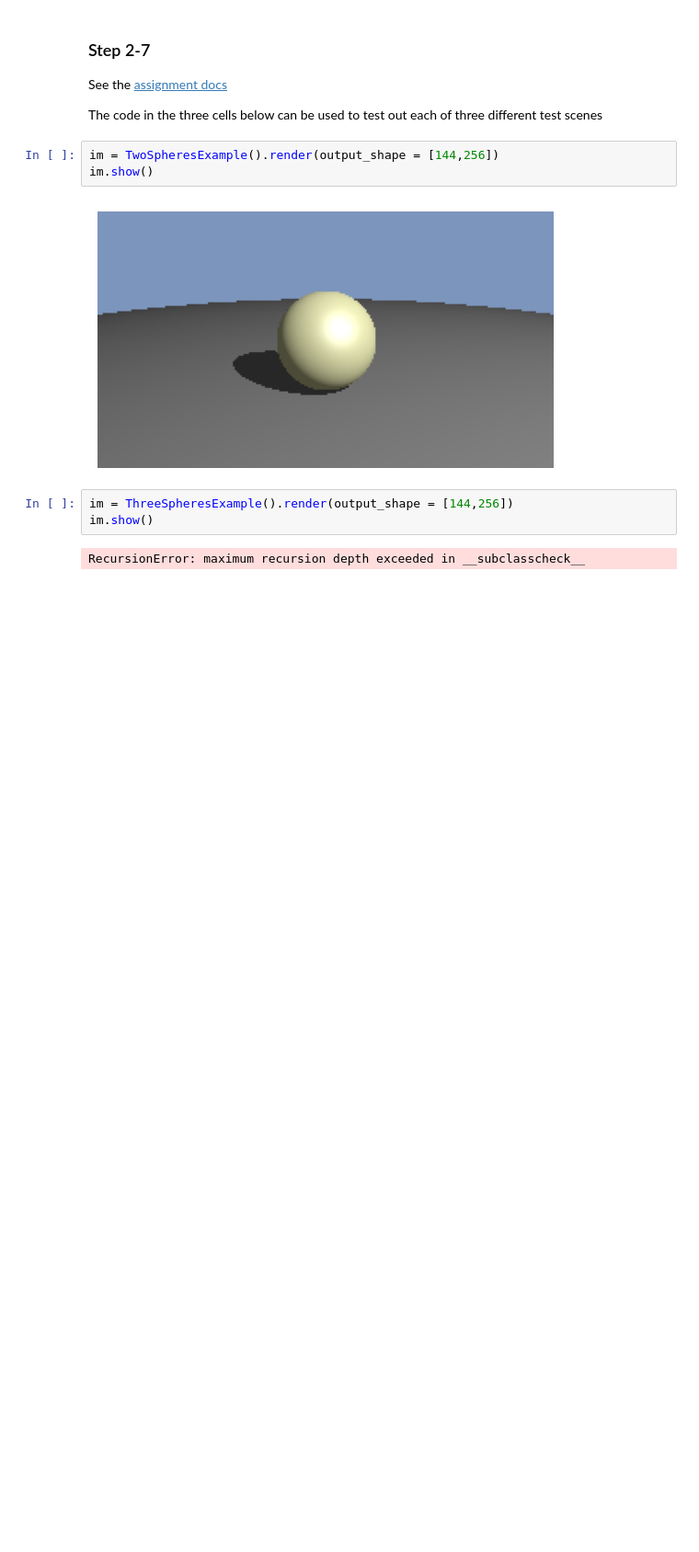
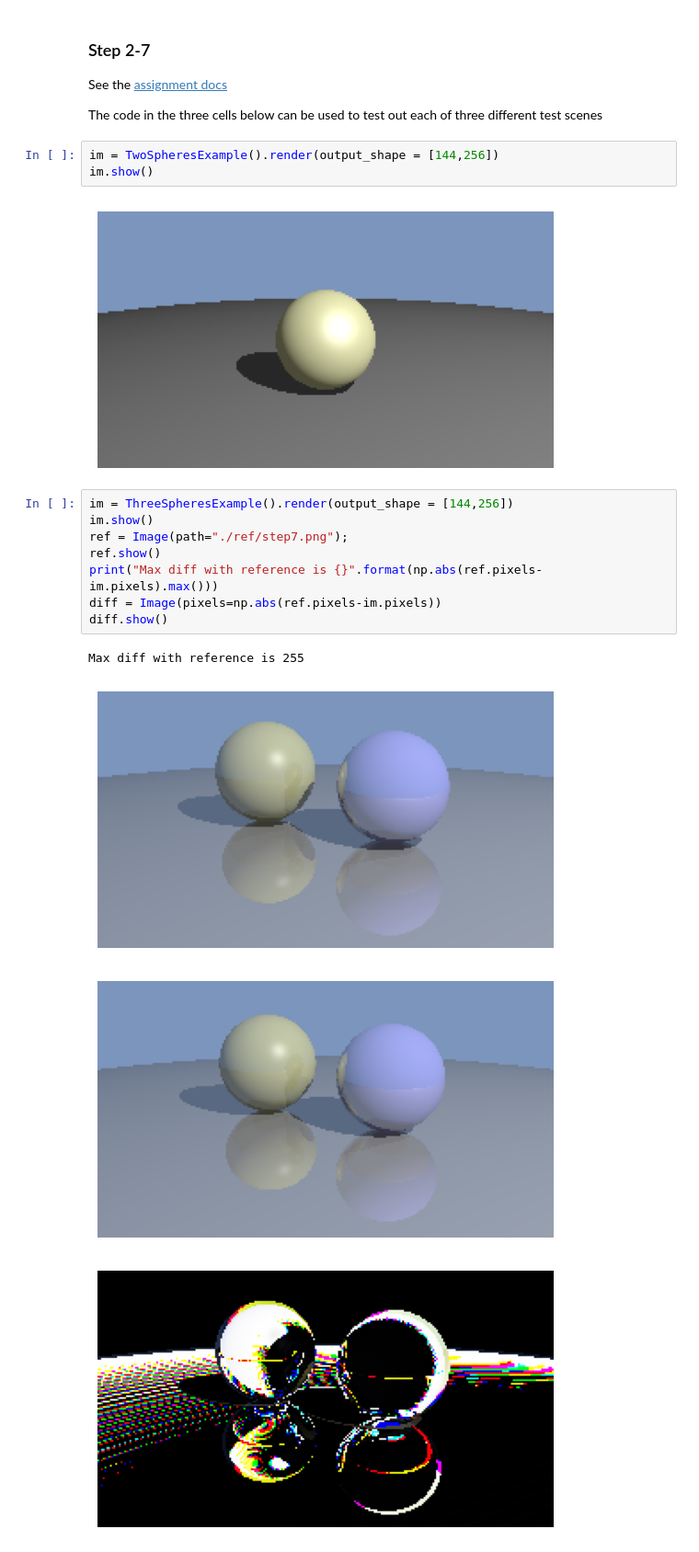
Before and after one commit to jcadastra/TracinRays, a Jupyter notebook: Testing.ipynb, the cells around one changed output. Shown: that part at 92% size. Cells and saved outputs as stored; diff of their text form; blank space fills up the shorter version.

```diff
--- a/Testing.ipynb
+++ b/Testing.ipynb
@@ -41,8 +55,16 @@ im.show()
 # %%
 im = ThreeSpheresExample().render(output_shape = [144,256])
 im.show()
+ref = Image(path="./ref/step7.png");
+ref.show()
+print("Max diff with reference is {}".format(np.abs(ref.pixels-im.pixels).max()))
+diff = Image(pixels=np.abs(ref.pixels-im.pixels))
+diff.show()
 # %% [output]
-RecursionError: maximum recursion depth exceeded in __subclasscheck__
+Max diff with reference is 255
+[figure, added]
+[figure, added]
+[figure, added]
 # %%
 im = CubeExample().render(output_shape=[144,256])
 im.show()
```
Also changed, not shown: parts of 3 cells of this notebook, 1 other file.
